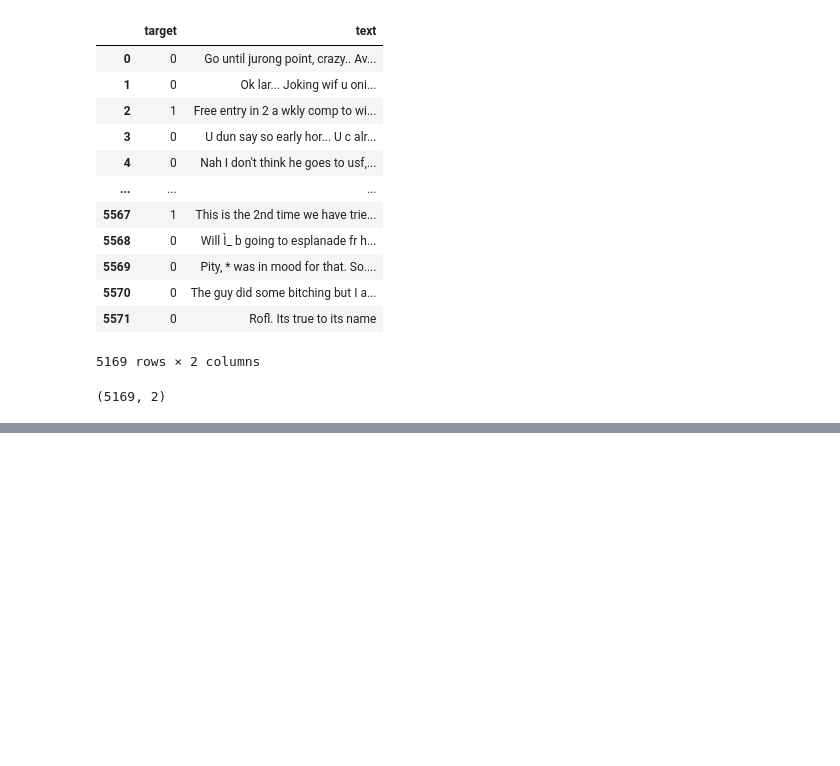
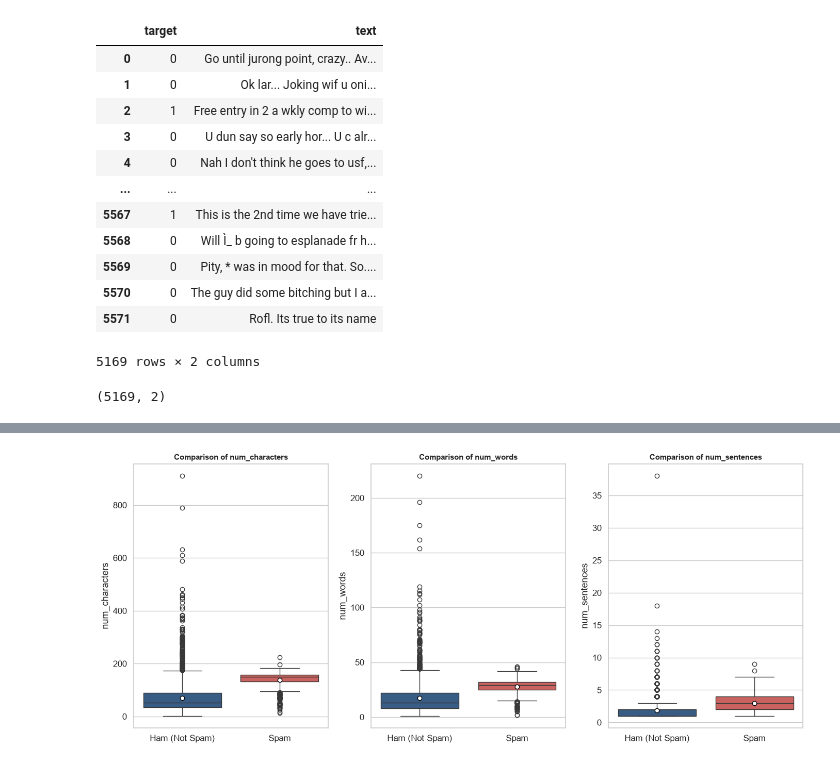
Before and after one commit to manish-singh-deswal/sms-spam-classifier, a Jupyter notebook: 02_notebooks/eda.ipynb, the cells around one changed output, grey strips where cells are left out. Saved outputs shown, nothing was run; the diff lists cells and outputs as text; code cells hidden in the pictures; blank space fills up the shorter version.

```diff
--- a/02_notebooks/eda.ipynb
+++ b/02_notebooks/eda.ipynb
@@ -124,0 +365,32 @@ df.shape
+# %%
+numeric_col = ["num_characters", "num_words", "num_sentences"]
+
+# Map target to readable label names
+df["label"] = df["target"].map({0: "Ham (Not Spam)", 1: "Spam"})
+
+# Create 1 row, 3 columns of subplots for side-by-side boxplots
+fig, axes = plt.subplots(1, 3, figsize=(14, 6))
+
+for ax, col in zip(axes.ravel(), numeric_col):
+    sns.boxplot(
+        data=df,
+        x="label",
+        y=col,
+        hue="label",
+        ax=ax,
+        palette={"Ham (Not Spam)": "#2b5c8f", "Spam": "#d9534f"},
+        showmeans=True,  # Shows the mean point inside each box
+        meanprops={
+            "marker": "o",
+            "markerfacecolor": "white",
+            "markeredgecolor": "black",
+        },
+    )
+    ax.set_title(f"Comparison of {col}", fontweight="bold", fontsize=11)
+    ax.set_xlabel("")
+    ax.set_ylabel(col)
+
+plt.tight_layout()
+plt.show()
+# %% [output]
+[figure, added]
```
Also changed, not shown: parts of 33 cells of this notebook.
